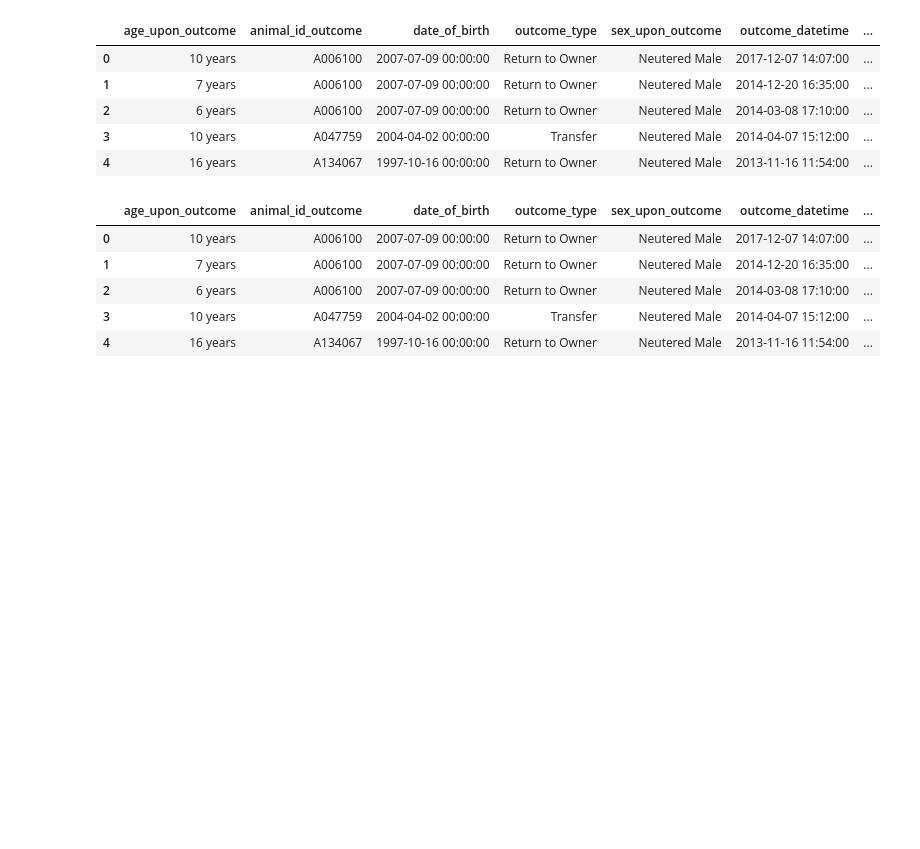
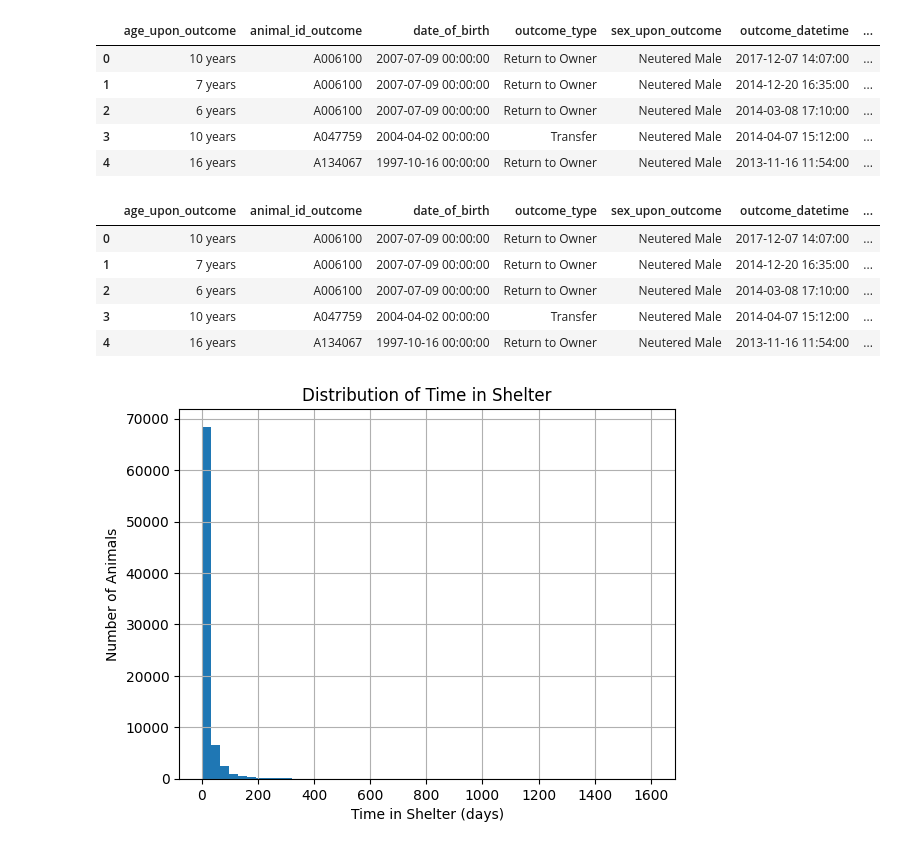
Before and after one commit to paw-some-pals/furcast, a Jupyter notebook: source/aac_eda.ipynb, the cells around one changed output. Cells and saved outputs as stored; diff of their text form; code cells hidden in the pictures; blank space fills up the shorter version.

```diff
--- a/source/aac_eda.ipynb
+++ b/source/aac_eda.ipynb
@@ -59,3 +59,12 @@ df.head(5)
 | 2 | 6 years | A006100 | 2007-07-09 00:00:00 | Return to Owner | Neutered Male | 2014-03-08 17:10:00 | ... |
 | 3 | 10 years | A047759 | 2004-04-02 00:00:00 | Transfer | Neutered Male | 2014-04-07 15:12:00 | ... |
 | 4 | 16 years | A134067 | 1997-10-16 00:00:00 | Return to Owner | Neutered Male | 2013-11-16 11:54:00 | ... |
+# %%
+#length of stay distribution
+df["time_in_shelter_days"].hist(bins=50)
+plt.xlabel("Time in Shelter (days)")
+plt.ylabel("Number of Animals")
+plt.title("Distribution of Time in Shelter")
+plt.show()
+# %% [output]
+[figure, added]
```
Also changed, not shown: parts of 16 cells of this notebook.
